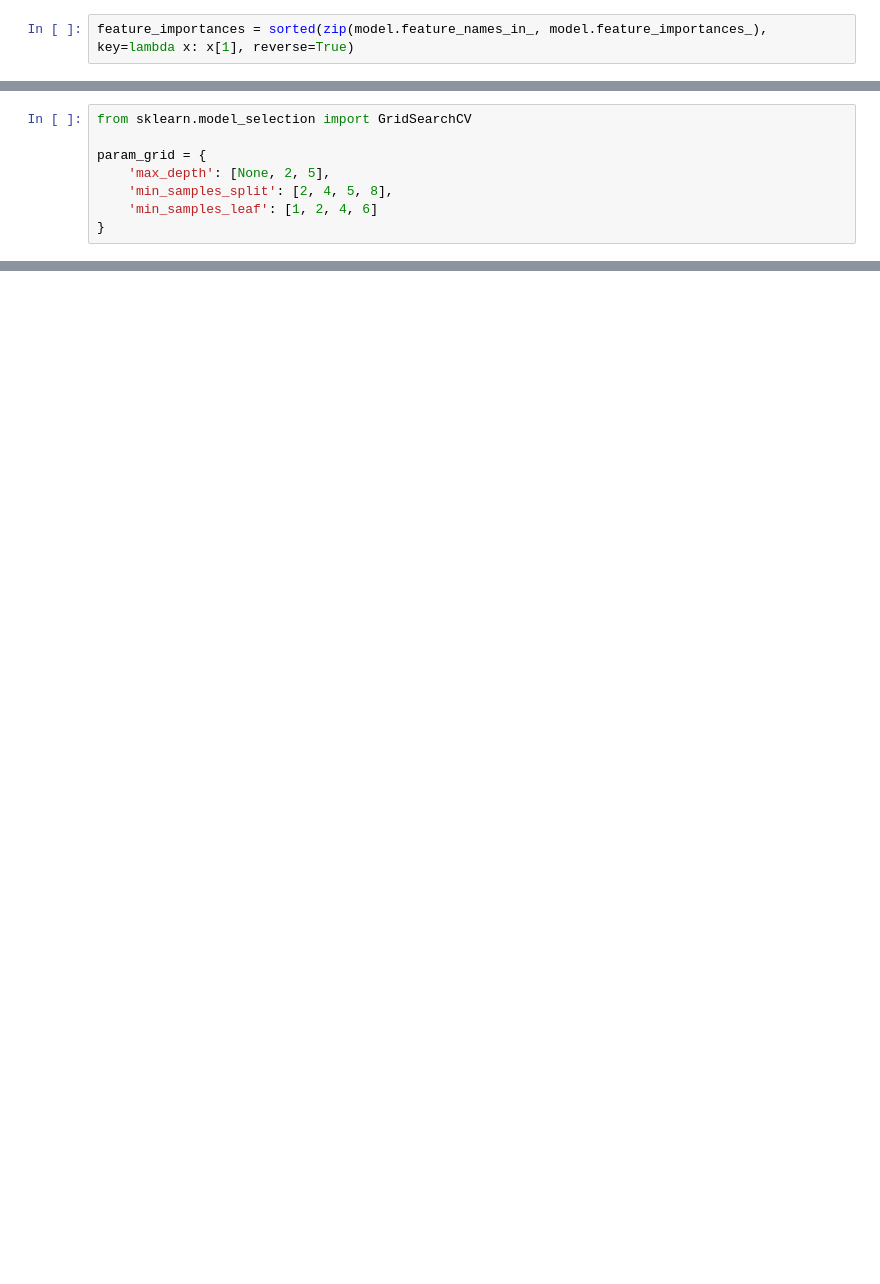
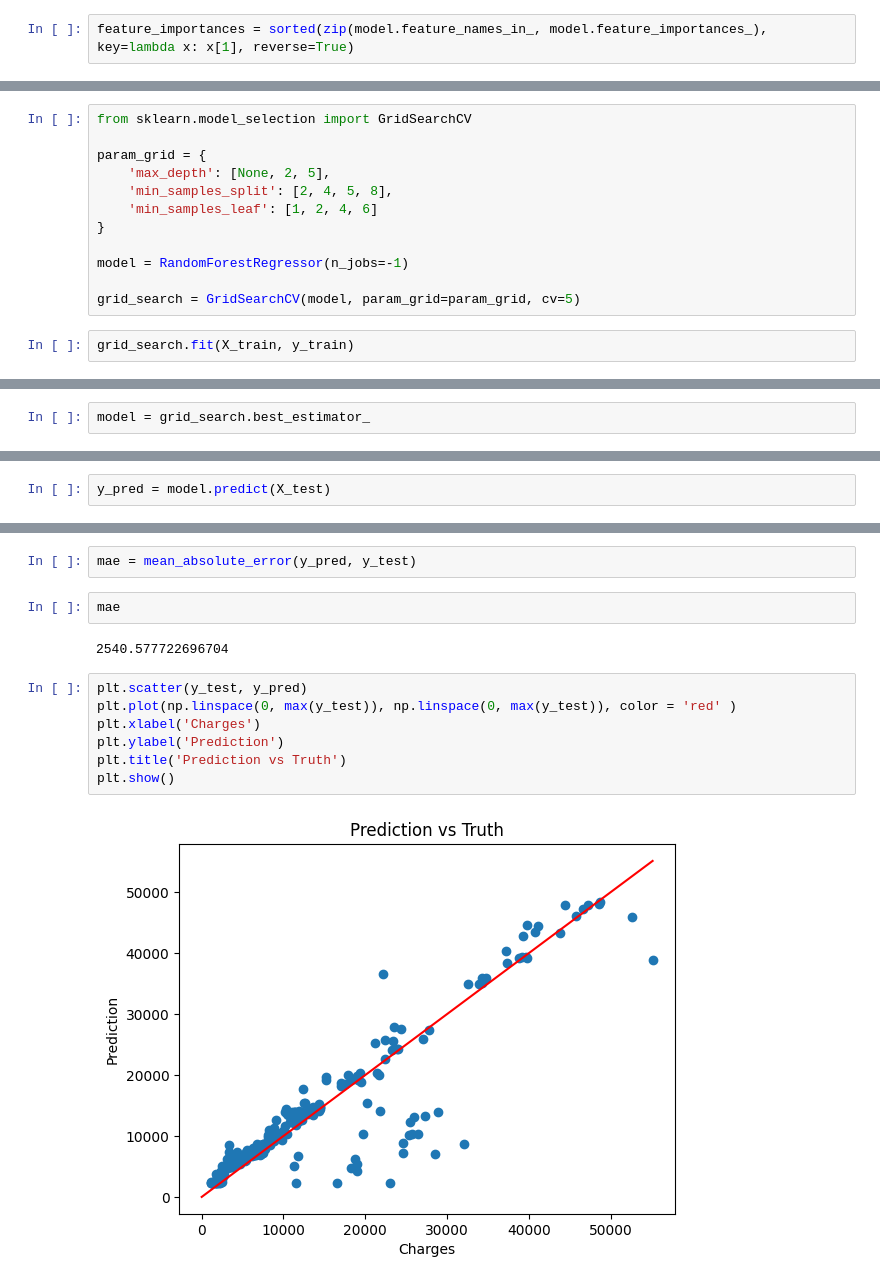
Before and after one commit to Rafal852/Insurance-Premium-Prediction, a Jupyter notebook: Insurance_prediciton.ipynb, the cells around one changed output, grey strips where cells are left out. Drawn from its saved outputs; the diff is of its cells as text; blank space fills up the shorter version.

```diff
--- a/Insurance_prediciton.ipynb
+++ b/Insurance_prediciton.ipynb
@@ -174,3 +201,9 @@ param_grid = {
     'min_samples_split': [2, 4, 5, 8],
     'min_samples_leaf': [1, 2, 4, 6]
 }
+
+model = RandomForestRegressor(n_jobs=-1)
+
+grid_search = GridSearchCV(model, param_grid=param_grid, cv=5)
+# %%
+grid_search.fit(X_train, y_train)
@@ -176,0 +219,2 @@ param_grid = {
+# %%
+model = grid_search.best_estimator_
@@ -176,0 +230,2 @@ param_grid = {
+# %%
+y_pred = model.predict(X_test)
@@ -176,0 +238,15 @@ param_grid = {
+# %%
+mae = mean_absolute_error(y_pred, y_test)
+# %%
+mae
+# %% [output]
+2540.577722696704
+# %%
+plt.scatter(y_test, y_pred)
+plt.plot(np.linspace(0, max(y_test)), np.linspace(0, max(y_test)), color = 'red' )
+plt.xlabel('Charges')
+plt.ylabel('Prediction')
+plt.title('Prediction vs Truth')
+plt.show()
+# %% [output]
+[figure, added]
```
Also changed, not shown: parts of 15 cells of this notebook.
